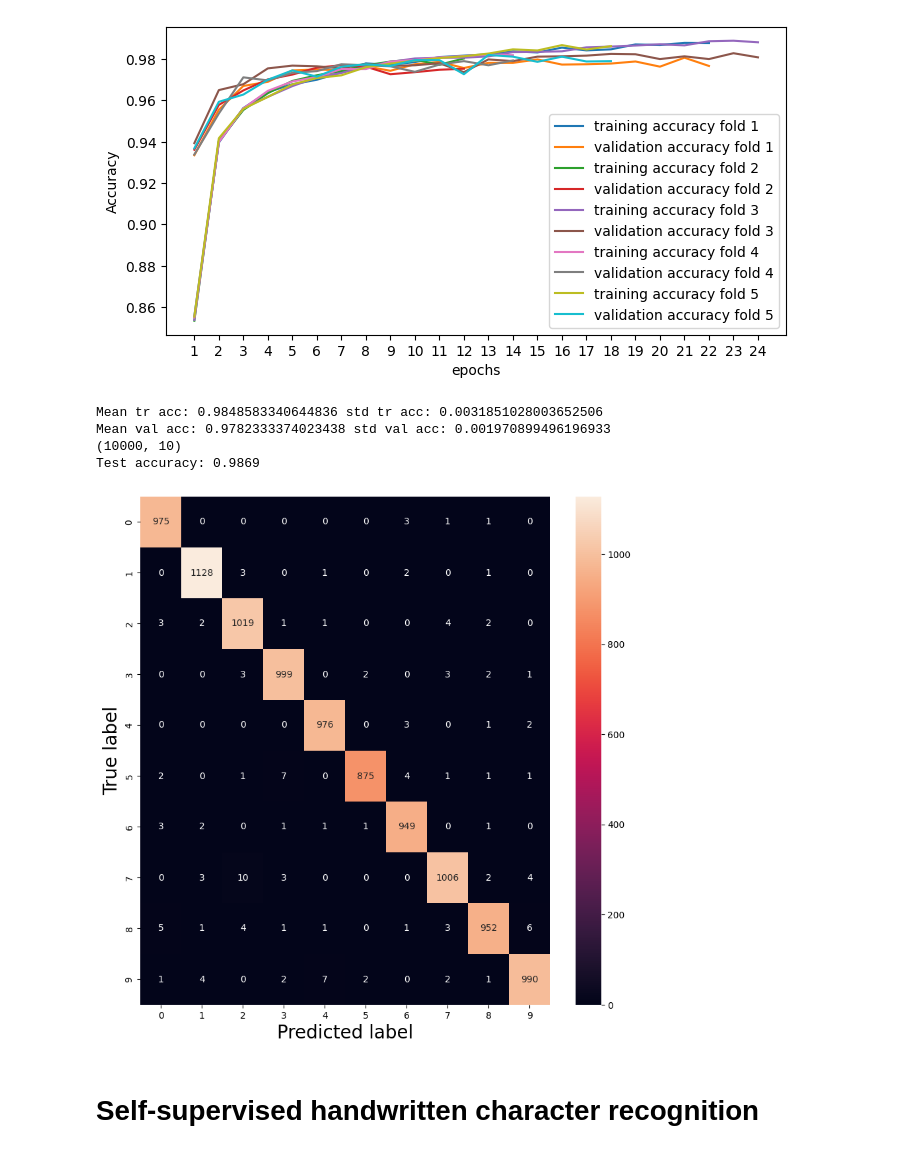
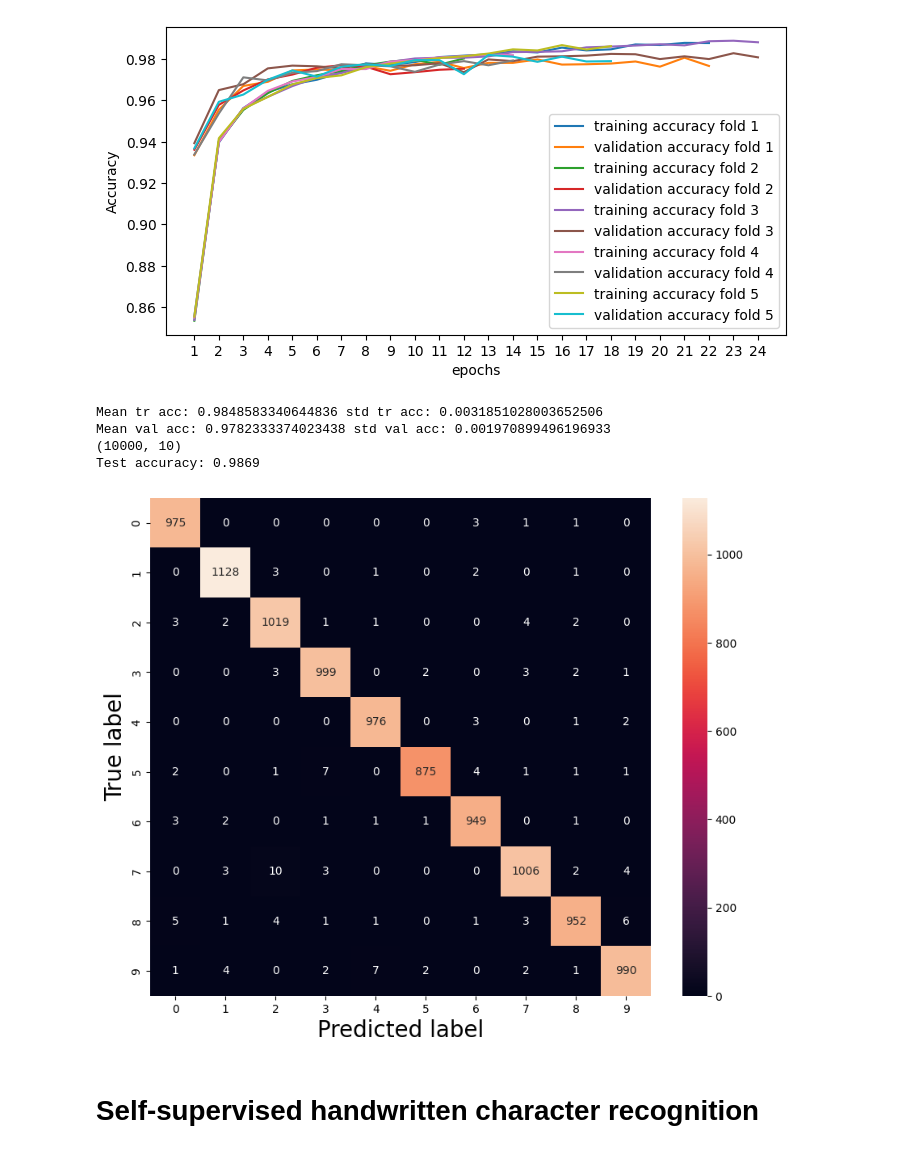
Before and after one commit to Lisa-dk/self-supervised-mnist, a Jupyter notebook: HTR_mwe.ipynb, the cells around one changed output. Cells and saved outputs as stored; diff of their text form; code cells hidden in the pictures.

```diff
--- a/HTR_mwe.ipynb
+++ b/HTR_mwe.ipynb
@@ -307,35 +307,35 @@ mean_tr_acc = np.mean([res[i].history['acc'][-1] for i in range(len(res.keys()))
 std_tr_acc = np.std([res[i].history['acc'][-1] for i in range(len(res.keys()))])
 
 print("Mean tr acc:", mean_tr_acc, "std tr acc:", std_tr_acc)
 
 mean_val_acc = np.mean([res[i].history['val_acc'][-1] for i in range(len(res.keys()))])
 stdval_acc = np.std([res[i].history['val_acc'][-1] for i in range(len(res.keys()))])
 
 print("Mean val acc:", mean_val_acc, "std val acc:", stdval_acc)
 
 y_pred = np.mean([preds[i] for i in range(len(preds.keys()))], axis=0)
 print(y_pred.shape)
 
 y_pred = np.argmax(y_pred, axis = 1)
 y_true = np.argmax(y_test, axis = 1)
 
 accuracy = accuracy_score(y_true, y_pred)
 conf_mat = confusion_matrix(y_true, y_pred)
 
 print("Test accuracy:", accuracy)
 
-fig = plt.figure(figsize=(10, 10))
+fig = plt.figure(figsize=(10, 8))
 sns.heatmap(conf_mat, annot=True, fmt='g')
 plt.ylabel("True label", fontsize=20)
 plt.xlabel("Predicted label", fontsize=20)
 plt.savefig('super_hcr_confmat.png')
 plt.show()
 # %% [output]
 Mean tr acc: 0.9848583340644836 std tr acc: 0.0031851028003652506
 Mean val acc: 0.9782333374023438 std val acc: 0.001970899496196933
 (10000, 10)
 Test accuracy: 0.9869
-[figure, old version]
+[figure, new version]
 # %% [markdown]
 # Self-supervised handwritten character recognition
 # %% [markdown]
```
Also changed, not shown: 1 other file.
